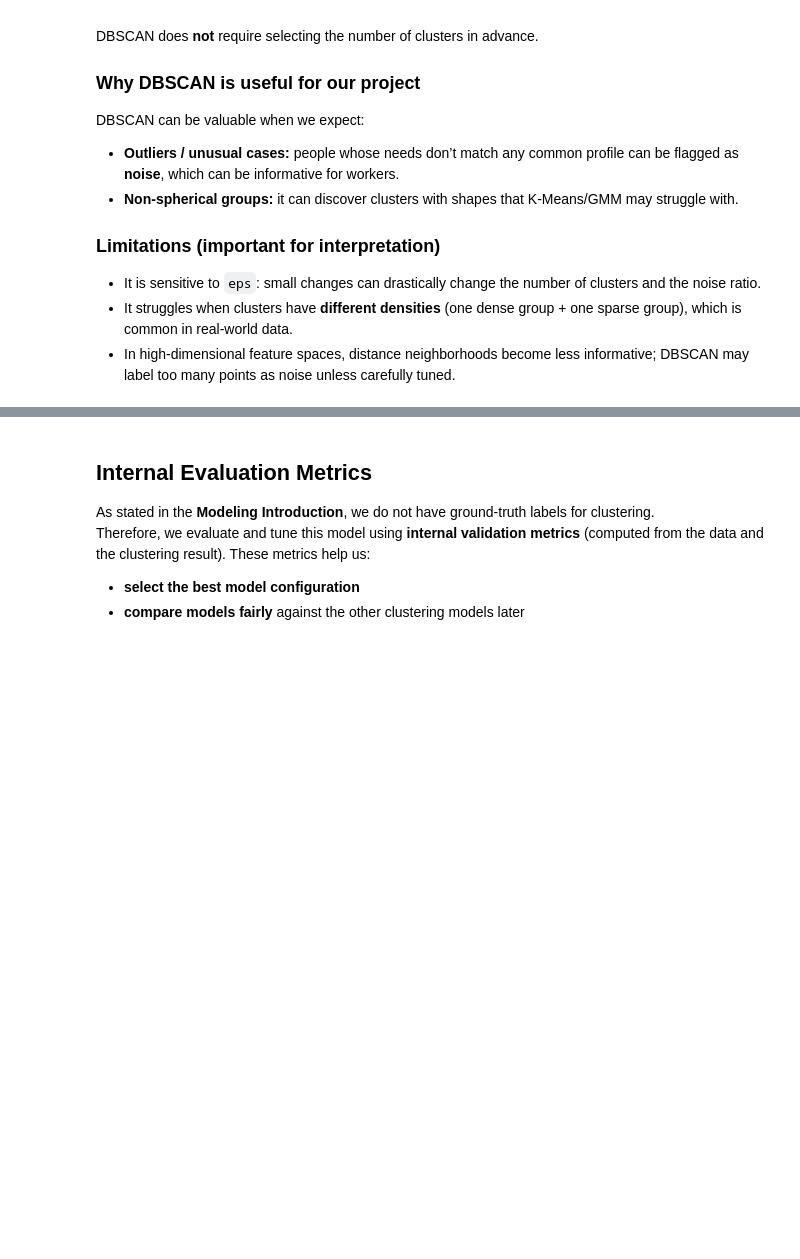
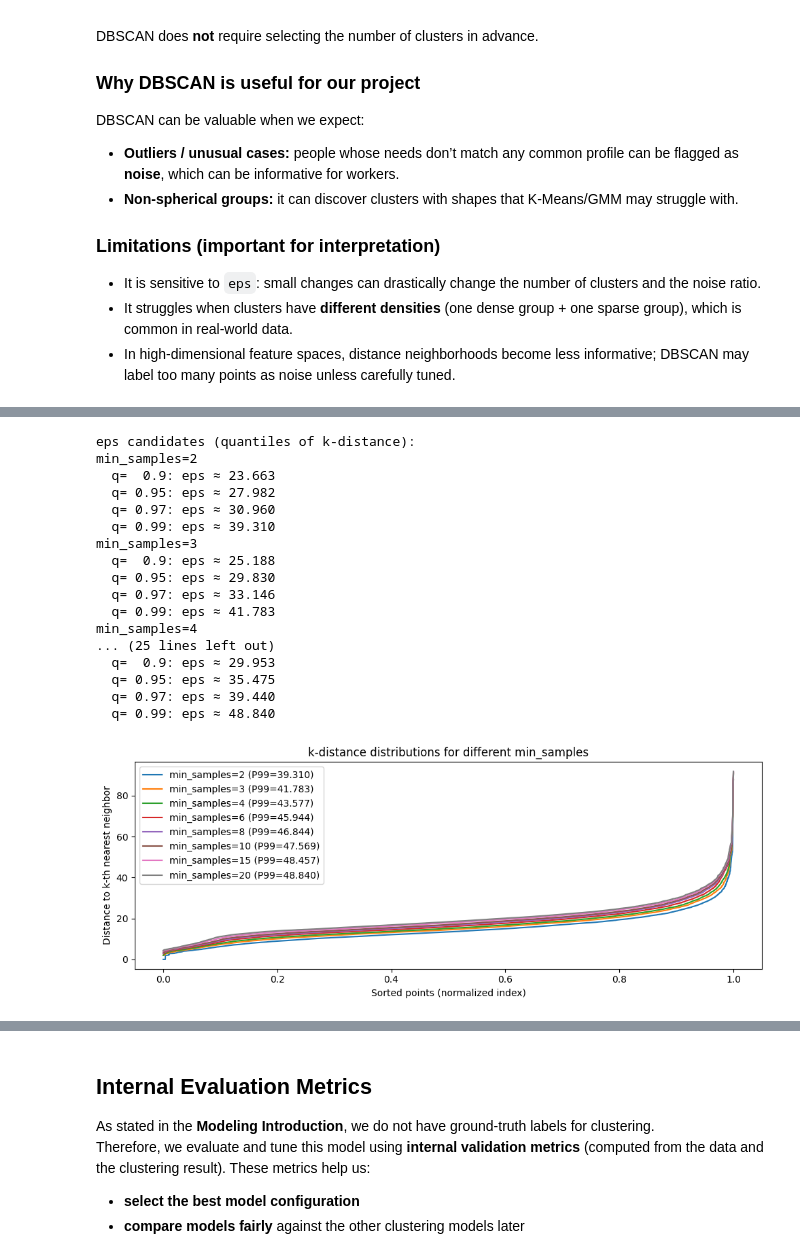
Before and after one commit to Etxarri/ShelterAI, a Jupyter notebook: backend/ai-service/documentation/clustering_models_2.ipynb, the cells around one changed output, grey strips where cells are left out. Cells and saved outputs as stored; diff of their text form; code cells hidden in the pictures; blank space fills up the shorter version.

```diff
--- a/backend/ai-service/documentation/clustering_models_2.ipynb
+++ b/backend/ai-service/documentation/clustering_models_2.ipynb
@@ -1643,0 +1754,47 @@ dfdbscan = train_df
+# %%
+import numpy as np
+import matplotlib.pyplot as plt
+from sklearn.neighbors import NearestNeighbors
+
+min_samples_list = [2, 3, 4, 6, 8, 10, 15, 20]
+q = 0.99
+
+plt.figure(figsize=(10,4))
+qs = [0.90, 0.95, 0.97, 0.99]
+print("eps candidates (quantiles of k-distance):")
+for ms in min_samples_list:
+    nn = NearestNeighbors(n_neighbors=ms).fit(X_scaled)
+    distances, _ = nn.kneighbors(X_scaled)
+    kdist = np.sort(distances[:, -1])
+
+    x = np.linspace(0, 1, len(kdist))
+    plt.plot(x, kdist, label=f"min_samples={ms} (P{int(q*100)}={np.quantile(kdist,q):.3f})")
+    print(f"min_samples={ms}")
+    for q in qs:
+        print(f"  q={q:>5}: eps ≈ {np.quantile(kdist, q):.3f}")
+
+plt.title("k-distance distributions for different min_samples")
+plt.xlabel("Sorted points (normalized index)")
+plt.ylabel("Distance to k-th nearest neighbor")
+plt.legend()
+plt.tight_layout()
+plt.show()
+# %% [output]
+eps candidates (quantiles of k-distance):
+min_samples=2
+  q=  0.9: eps ≈ 23.663
+  q= 0.95: eps ≈ 27.982
+  q= 0.97: eps ≈ 30.960
+  q= 0.99: eps ≈ 39.310
+min_samples=3
+  q=  0.9: eps ≈ 25.188
+  q= 0.95: eps ≈ 29.830
+  q= 0.97: eps ≈ 33.146
+  q= 0.99: eps ≈ 41.783
+min_samples=4
+... (25 lines left out)
+  q=  0.9: eps ≈ 29.953
+  q= 0.95: eps ≈ 35.475
+  q= 0.97: eps ≈ 39.440
+  q= 0.99: eps ≈ 48.840
+[figure, added]
```
Also changed, not shown: parts of 28 cells of this notebook, 1 other file.
